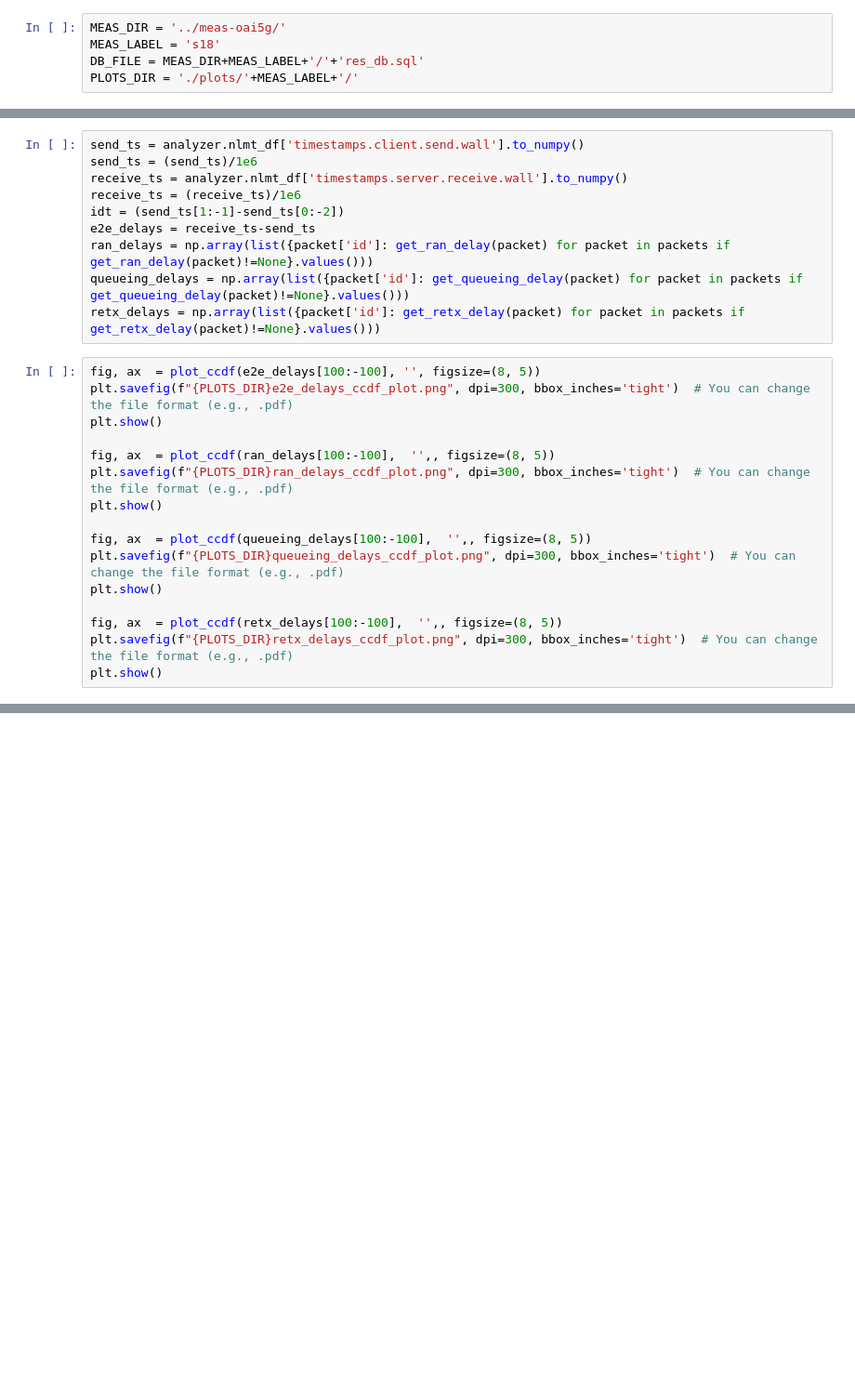
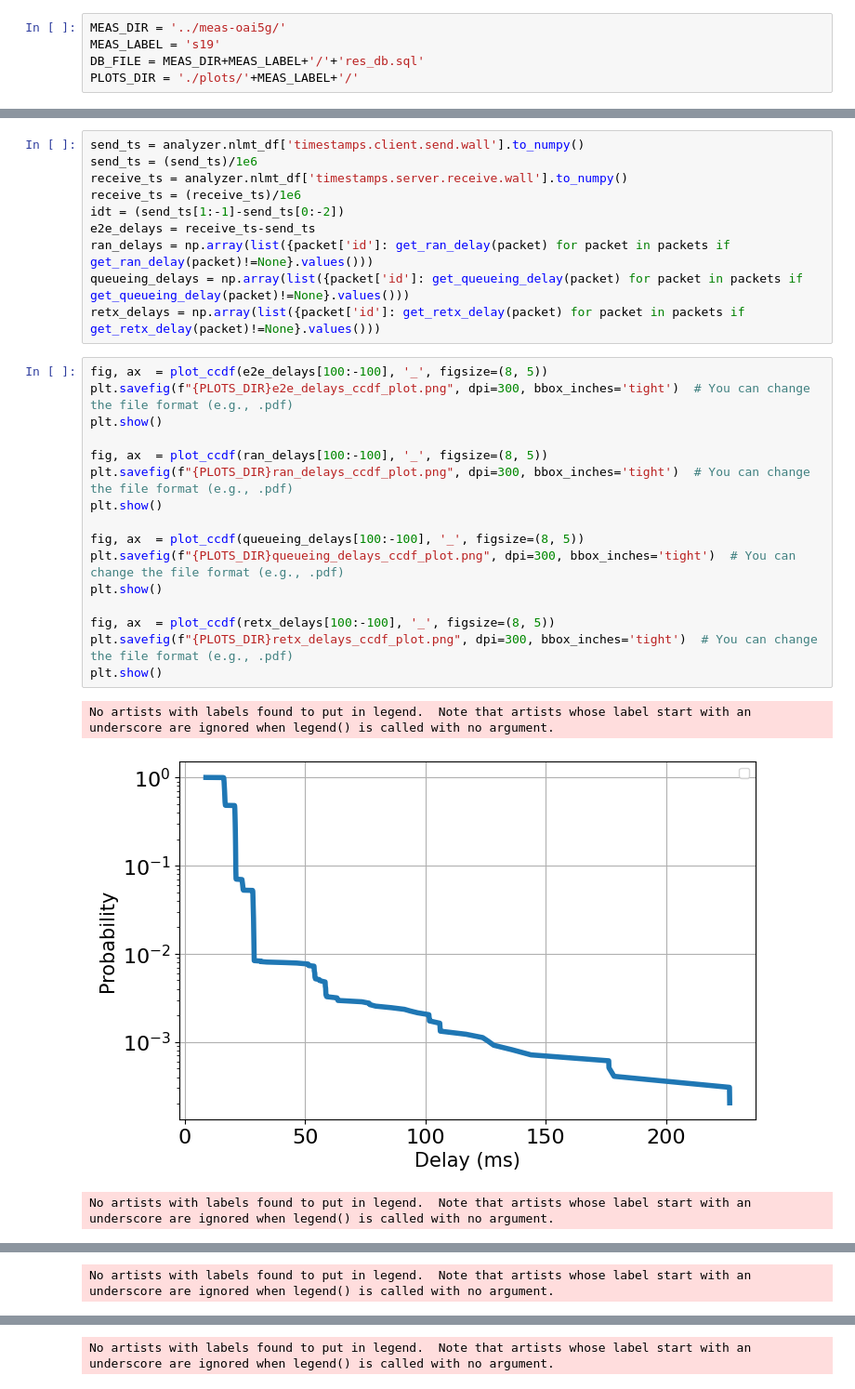
Before and after one commit to gourav-prateek-sharma/meas-visualization, a Jupyter notebook: plots.ipynb, the cells around one changed output, grey strips where cells are left out. Shown at 93% size. Drawn from its saved outputs; the diff is of its cells as text; blank space fills up the shorter version.

```diff
--- a/plots.ipynb
+++ b/plots.ipynb
@@ -29,7 +29,7 @@ logger.add(sys.stdout, level="ERROR")
 16
 # %%
 MEAS_DIR = '../meas-oai5g/'
-MEAS_LABEL = 's18'
+MEAS_LABEL = 's19'
 DB_FILE = MEAS_DIR+MEAS_LABEL+'/'+'res_db.sql'
 PLOTS_DIR = './plots/'+MEAS_LABEL+'/'
 # %%
@@ -47,18 +49,22 @@ ran_delays = np.array(list({packet['id']: get_ran_delay(packet) for packet in pa
 queueing_delays = np.array(list({packet['id']: get_queueing_delay(packet) for packet in packets if get_queueing_delay(packet)!=None}.values()))
 retx_delays = np.array(list({packet['id']: get_retx_delay(packet) for packet in packets if get_retx_delay(packet)!=None}.values()))
 # %%
-fig, ax  = plot_ccdf(e2e_delays[100:-100], '', figsize=(8, 5))
+fig, ax  = plot_ccdf(e2e_delays[100:-100], '_', figsize=(8, 5))
 plt.savefig(f"{PLOTS_DIR}e2e_delays_ccdf_plot.png", dpi=300, bbox_inches='tight')  # You can change the file format (e.g., .pdf)
 plt.show()
 
-fig, ax  = plot_ccdf(ran_delays[100:-100],  '',, figsize=(8, 5))
+fig, ax  = plot_ccdf(ran_delays[100:-100], '_', figsize=(8, 5))
 plt.savefig(f"{PLOTS_DIR}ran_delays_ccdf_plot.png", dpi=300, bbox_inches='tight')  # You can change the file format (e.g., .pdf)
 plt.show()
 
-fig, ax  = plot_ccdf(queueing_delays[100:-100],  '',, figsize=(8, 5))
+fig, ax  = plot_ccdf(queueing_delays[100:-100], '_', figsize=(8, 5))
 plt.savefig(f"{PLOTS_DIR}queueing_delays_ccdf_plot.png", dpi=300, bbox_inches='tight')  # You can change the file format (e.g., .pdf)
 plt.show()
 
-fig, ax  = plot_ccdf(retx_delays[100:-100],  '',, figsize=(8, 5))
+fig, ax  = plot_ccdf(retx_delays[100:-100], '_', figsize=(8, 5))
 plt.savefig(f"{PLOTS_DIR}retx_delays_ccdf_plot.png", dpi=300, bbox_inches='tight')  # You can change the file format (e.g., .pdf)
 plt.show()
+# %% [output]
+No artists with labels found to put in legend.  Note that artists whose label start with an underscore are ignored when legend() is called with no argument.
+[figure, added]
+No artists with labels found to put in legend.  Note that artists whose label start with an underscore are ignored when legend() is called with no argument.
@@ -64,0 +72 @@ plt.show()
+No artists with labels found to put in legend.  Note that artists whose label start with an underscore are ignored when legend() is called with no argument.
@@ -64,0 +74 @@ plt.show()
+No artists with labels found to put in legend.  Note that artists whose label start with an underscore are ignored when legend() is called with no argument.
```
Also changed, not shown: parts of 3 cells of this notebook, 4 other files.
